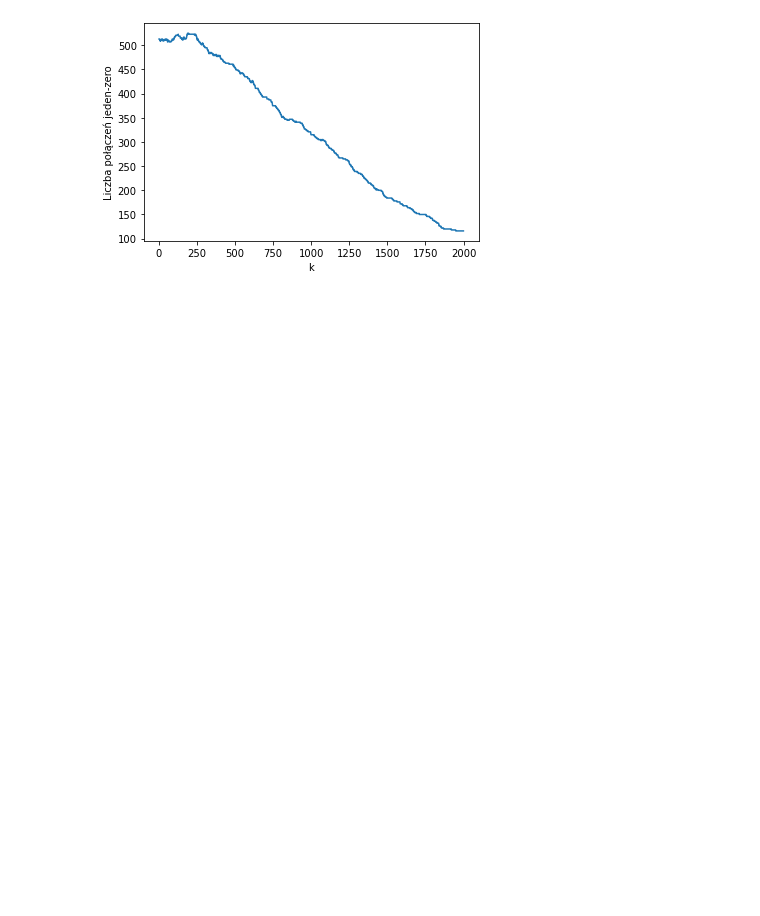
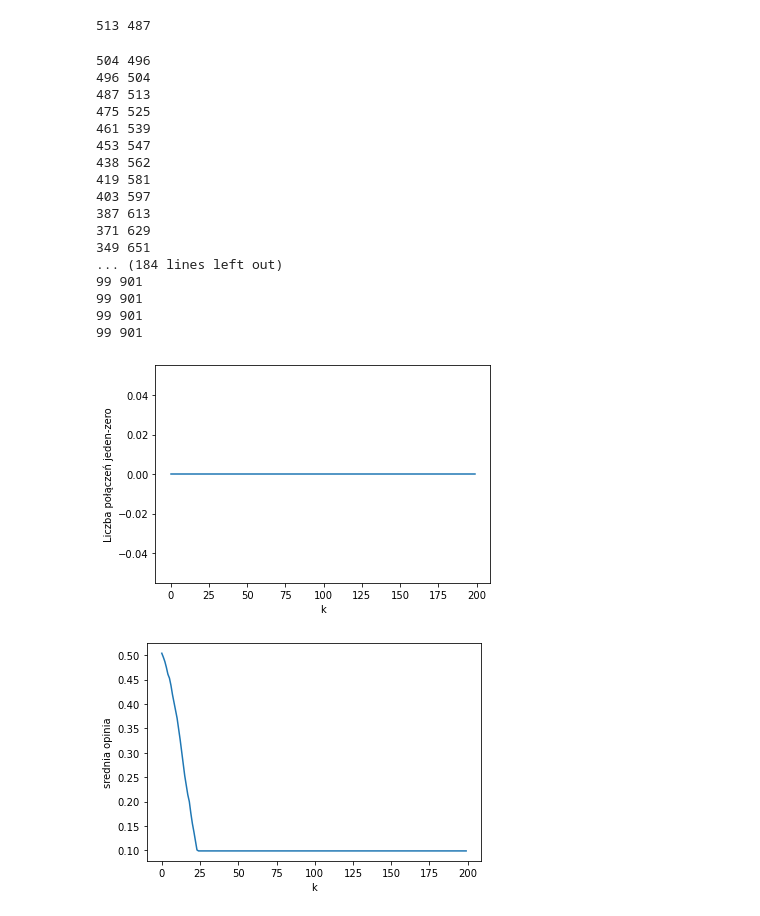
Before and after one commit to JakubJaroszewski/Wiekszosciowe_modele_dynamiki_opinii, a Jupyter notebook: lab_agent.ipynb, the cells around one changed output. Cells and saved outputs as stored; diff of their text form; code cells hidden in the pictures; blank space fills up the shorter version.

```diff
--- a/lab_agent.ipynb
+++ b/lab_agent.ipynb
@@ -50,18 +50,21 @@ for i in G.nodes:
     nx.set_node_attributes(G, {i: value}, name="Value")
     d=G.nodes[i]["Value"]
     if(d==1):
-        color_map.append('green')
+   #     color_map.append('green')
         jeden=jeden+1
     else:
-        color_map.append('red')
+    #    color_map.append('red')
         zero=zero+1
 
 print(jeden,zero)
+# %% [output]
+513 487
 # %%
 #wiekszosciowy
 delta=5
 color_map1=[]
 zero_one= []
+srednia=[]
 
 for k in range(2000):
 
@@ -83,41 +86,65 @@ for k in range(2000):
             nx.set_node_attributes(G, {i: 1}, name="Value2")
             nx.set_node_attributes(G, {i: 1}, name="Value")
         else:
             nx.set_node_attributes(G, {i: 0}, name="Value2")
             nx.set_node_attributes(G, {i: 0}, name="Value")
         dd=G.nodes[i]["Value2"]
-        if(jeden>90 or zero>90):
+        if(jeden>900 or zero>900): #usunac
             break
         elif(dd != d and dd==0):
             jeden=jeden-1
             zero=zero+1
         elif (dd != d and dd==1):
            jeden=jeden+1
            zero=zero-1
     count = 0
-    for i in range(999):
-        if (G.nodes[i]["Value"] != G.nodes[i+1]["Value"]):
-            count += 1
+    for edge in G.edges():  #liczba połaczeń -1 i 1
+            if G.nodes[edge[0]]['Value'] != G.nodes[edge[1]]['Value']:
 
-  #  print(zero_one)
+                count += 1
+
+          #  print(zero_one)
 
     zero_one.append(count)
-  #  print(jeden,zero)
+    srednia.append(jeden/1000)
+    print(jeden,zero)
     delta+=5
 for r in range(jeden):
     color_map1.append('green')
 for k in range(zero):
     color_map1.append('red')
 #nx.draw(G,node_color=color_map1)
 
 
 # wykres
-plt.plot(range(2000), zero_one)
+plt.plot(range(200), zero_one)
 plt.xlabel("k")
 plt.ylabel("Liczba połączeń jeden-zero")
 plt.show()
+plt.plot(range(200), srednia)
+plt.xlabel("k")
+plt.ylabel("srednia opinia")
+plt.show()
 # %% [output]
+504 496
+496 504
+487 513
+475 525
+461 539
+453 547
+438 562
+419 581
+403 597
+387 613
+371 629
+349 651
+... (184 lines left out)
+99 901
+99 901
+99 901
+99 901
-[figure, old version]
+[figure, new version]
+[figure, added]
 # %%
 #głosującego
 
```
Also changed, not shown: parts of 3 cells of this notebook.
